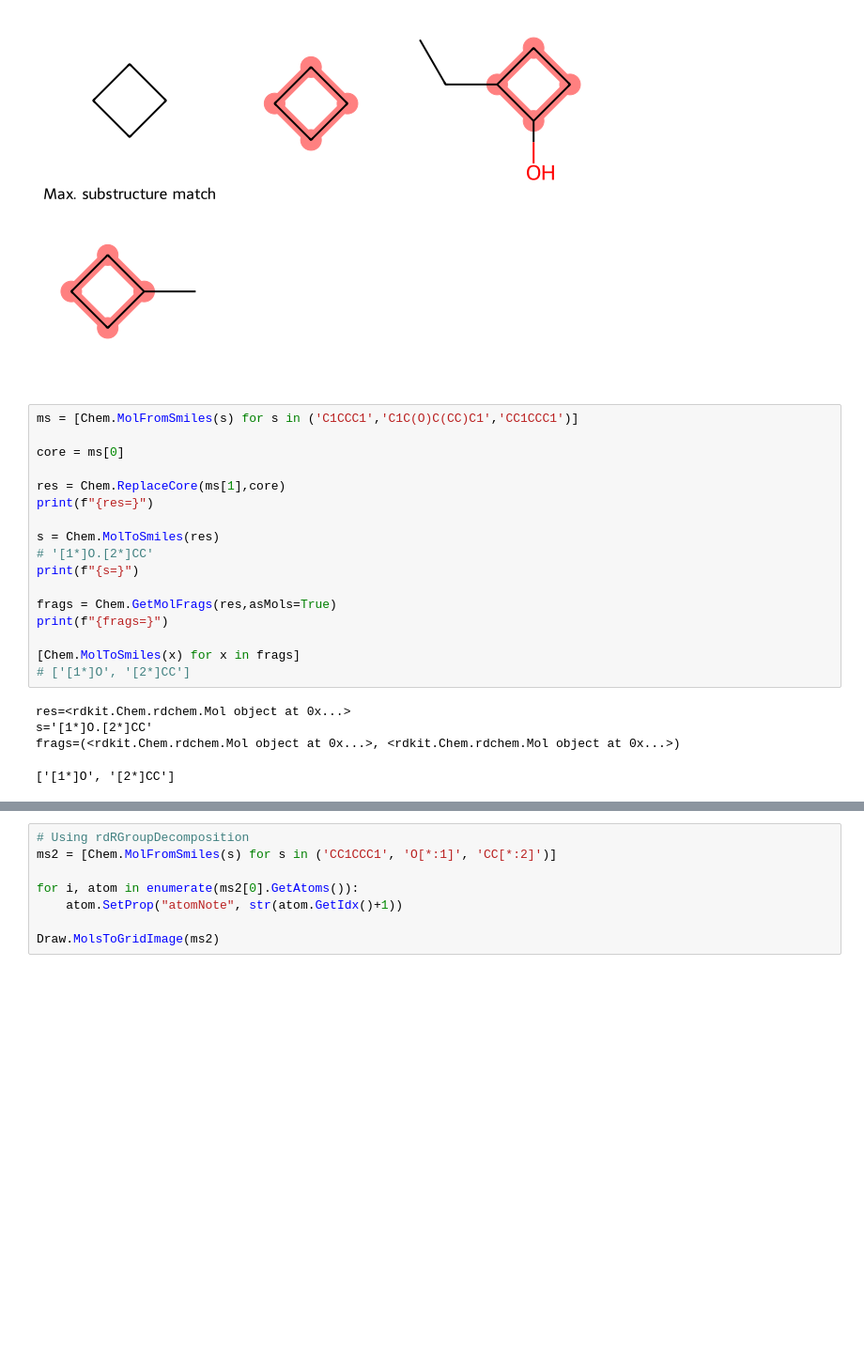
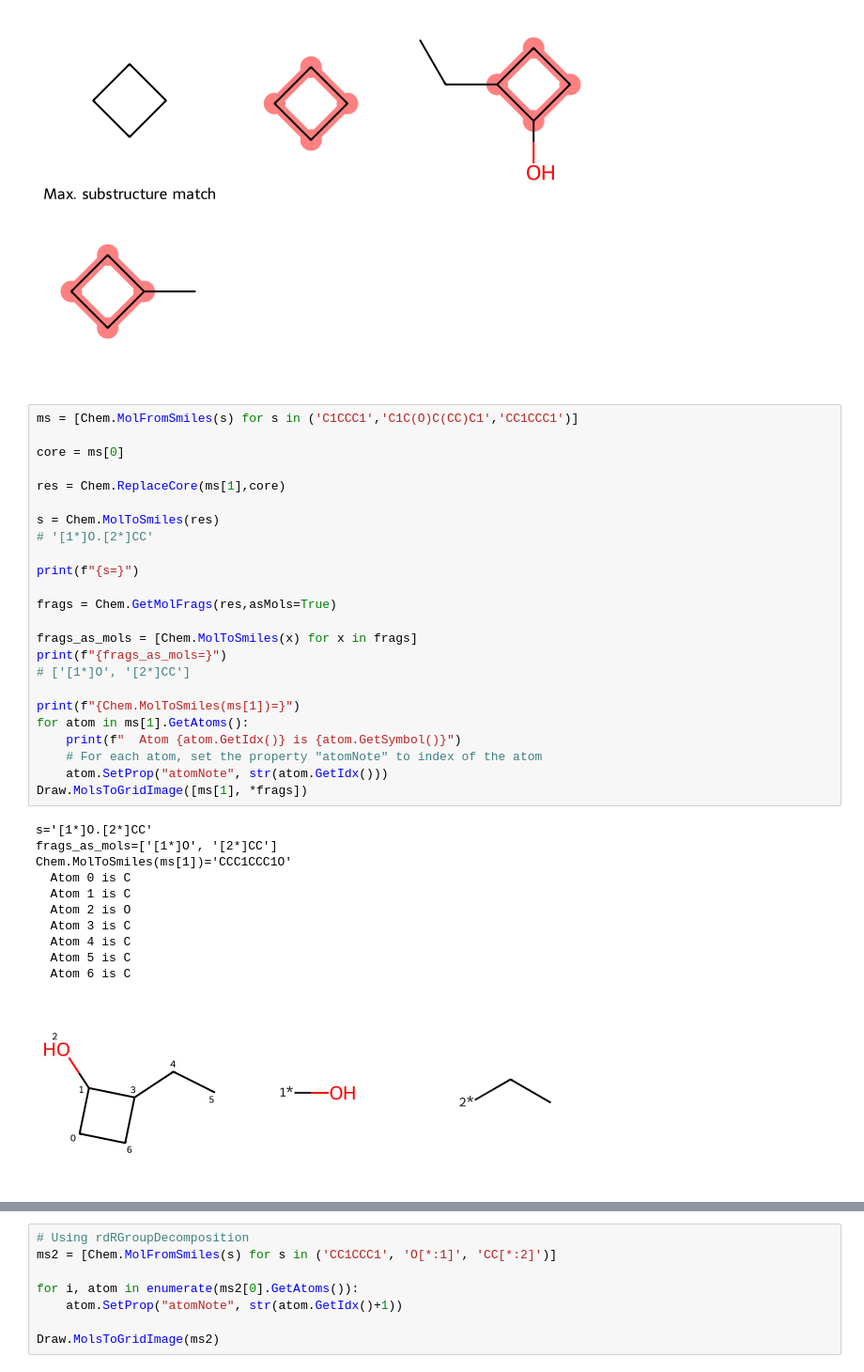
Before and after one commit to bertiewooster/bertiewooster.github.io, a Jupyter notebook: _notebooks/2022-??-??-RDKit-find-groups-off-core.ipynb, the cells around one changed output, grey strips where cells are left out. Shown at 94% size. Drawn from its saved outputs; the diff is of its cells as text; blank space fills up the shorter version.

```diff
--- a/_notebooks/2022-??-??-RDKit-find-groups-off-core.ipynb
+++ b/_notebooks/2022-??-??-RDKit-find-groups-off-core.ipynb
@@ -154,22 +240,36 @@ SmilesMCStoGridImage(['C1CCC1','C1C(O)C(CC)C1','CC1CCC1'])
 # %%
 ms = [Chem.MolFromSmiles(s) for s in ('C1CCC1','C1C(O)C(CC)C1','CC1CCC1')]
 
 core = ms[0]
 
 res = Chem.ReplaceCore(ms[1],core)
-print(f"{res=}")
 
 s = Chem.MolToSmiles(res)
 # '[1*]O.[2*]CC'
+
 print(f"{s=}")
 
 frags = Chem.GetMolFrags(res,asMols=True)
-print(f"{frags=}")
 
-[Chem.MolToSmiles(x) for x in frags]
+frags_as_mols = [Chem.MolToSmiles(x) for x in frags]
+print(f"{frags_as_mols=}")
 # ['[1*]O', '[2*]CC']
+
+print(f"{Chem.MolToSmiles(ms[1])=}")
+for atom in ms[1].GetAtoms():
+    print(f"  Atom {atom.GetIdx()} is {atom.GetSymbol()}")
+    # For each atom, set the property "atomNote" to index of the atom
+    atom.SetProp("atomNote", str(atom.GetIdx()))
+Draw.MolsToGridImage([ms[1], *frags])
 # %% [output]
-res=<rdkit.Chem.rdchem.Mol object at 0x...>
 s='[1*]O.[2*]CC'
-frags=(<rdkit.Chem.rdchem.Mol object at 0x...>, <rdkit.Chem.rdchem.Mol object at 0x...>)
+frags_as_mols=['[1*]O', '[2*]CC']
+Chem.MolToSmiles(ms[1])='CCC1CCC1O'
+  Atom 0 is C
+  Atom 1 is C
+  Atom 2 is O
+  Atom 3 is C
+  Atom 4 is C
+  Atom 5 is C
+  Atom 6 is C
-['[1*]O', '[2*]CC']
+[figure, added]
```
Also changed, not shown: parts of 7 cells of this notebook, 2 other files.
